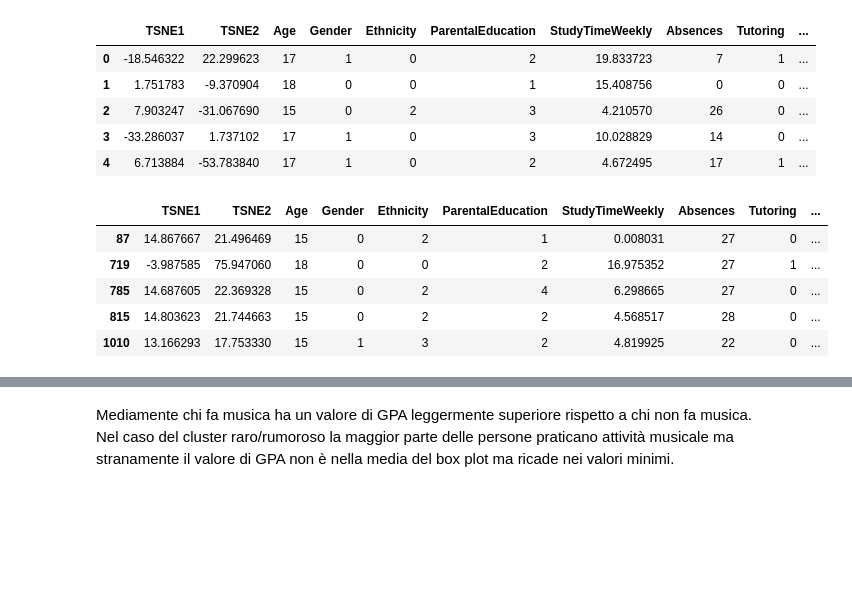
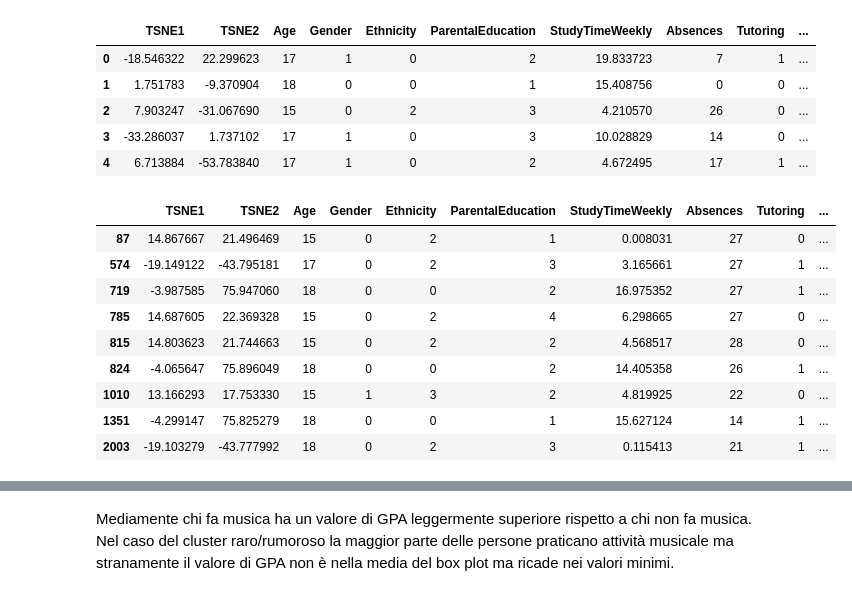
Before and after one commit to Giansimone-Coccia/Student_Performance_Analysis, a Jupyter notebook: Clusterizzazione.ipynb, the cells around one changed output, grey strips where cells are left out. Cells and saved outputs as stored; diff of their text form; code cells hidden in the pictures; blank space fills up the shorter version.

```diff
--- a/Clusterizzazione.ipynb
+++ b/Clusterizzazione.ipynb
@@ -657,11 +660,15 @@ df_combined_DbScan.head()
 | 4 | 6.713884 | -53.783840 | 17 | 1 | 0 | 2 | 4.672495 | 17 | 1 | ... |
 # %%
 df_noise = df_combined_DbScan[df_combined_DbScan['Cluster'] == -1]
-df_noise.head()
+df_noise.head(20)
 # %% [output]
 |  | TSNE1 | TSNE2 | Age | Gender | Ethnicity | ParentalEducation | StudyTimeWeekly | Absences | Tutoring | ... |
 | 87 | 14.867667 | 21.496469 | 15 | 0 | 2 | 1 | 0.008031 | 27 | 0 | ... |
+| 574 | -19.149122 | -43.795181 | 17 | 0 | 2 | 3 | 3.165661 | 27 | 1 | ... |
 | 719 | -3.987585 | 75.947060 | 18 | 0 | 0 | 2 | 16.975352 | 27 | 1 | ... |
 | 785 | 14.687605 | 22.369328 | 15 | 0 | 2 | 4 | 6.298665 | 27 | 0 | ... |
 | 815 | 14.803623 | 21.744663 | 15 | 0 | 2 | 2 | 4.568517 | 28 | 0 | ... |
+| 824 | -4.065647 | 75.896049 | 18 | 0 | 0 | 2 | 14.405358 | 26 | 1 | ... |
 | 1010 | 13.166293 | 17.753330 | 15 | 1 | 3 | 2 | 4.819925 | 22 | 0 | ... |
+| 1351 | -4.299147 | 75.825279 | 18 | 0 | 0 | 1 | 15.627124 | 14 | 1 | ... |
+| 2003 | -19.103279 | -43.777992 | 18 | 0 | 2 | 3 | 0.115413 | 21 | 1 | ... |
```
Also changed, not shown: parts of 14 cells of this notebook.
